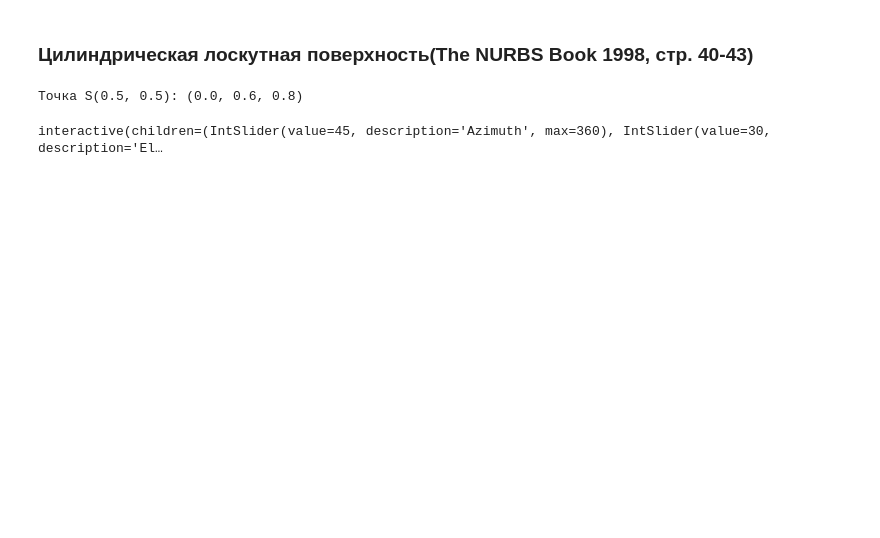
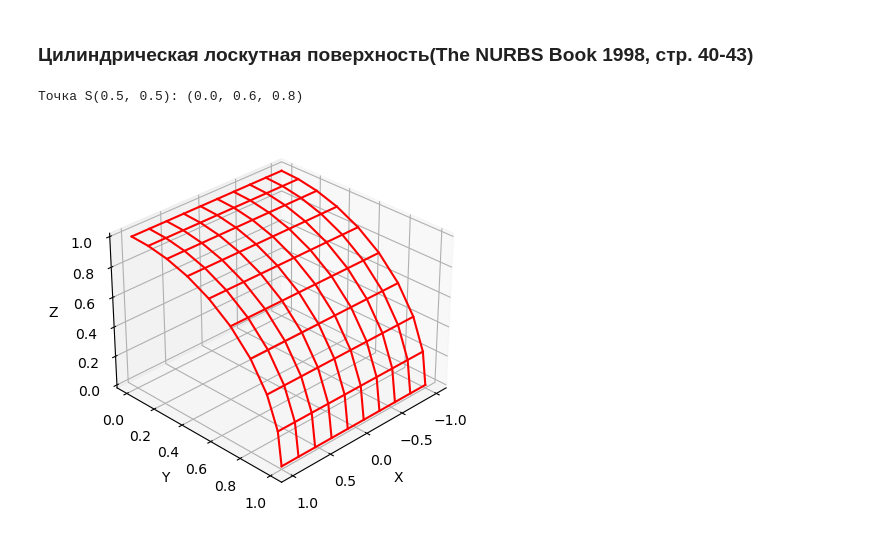
Before and after one commit to omabakumova/CoolComputerGeometry, a Jupyter notebook: Surfaces/Bezier/Цилиндрическая лоскутная поверхность.ipynb, the cells around one changed output. Saved outputs shown, nothing was run; the diff lists cells and outputs as text; code cells hidden in the pictures; blank space fills up the shorter version.

Commit message:
New Surface

```diff
--- a/Surfaces/Bezier/Цилиндрическая лоскутная поверхность.ipynb
+++ b/Surfaces/Bezier/Цилиндрическая лоскутная поверхность.ipynb
@@ -175,38 +175,35 @@ def plot_surface_with_sliders(surface_points, azim=45, elev=30):
     for j in range(len(surface_points[0])):
         x = [surface_points[i][j][0] for i in range(len(surface_points))]
         y = [surface_points[i][j][1] for i in range(len(surface_points))]
         z = [surface_points[i][j][2] for i in range(len(surface_points))]
         ax.plot(x, y, z, color='red')
 
     ax.set_xlabel('X')
     ax.set_ylabel('Y')
     ax.set_zlabel('Z')
     ax.view_init(azim=azim, elev=elev)
 
     plt.show()
 
 
 
 P = [
     [(1, 1, 0, 1), (1, 1, 1, 1), (2, 0, 2, 2)],
     [(-1, 1, 0, 1), (-1, 1, 1, 1), (-2, 0, 2, 2)]
 ]
 
 n = 2
 m = 1
 
 u_steps = 10
 v_steps = 10
 
 surface_points = compute_surface_points(P, n, m, u_steps, v_steps)
 
-def update_plot(azim, elev):
-    plot_surface_with_sliders(surface_points, azim, elev)
+# Указываем фиксированные значения для азимута и угла подъема
+azim = 45
+elev = 30
 
-from ipywidgets import interact, widgets
-
-interact(update_plot,
-         azim=widgets.IntSlider(min=0, max=360, step=1, value=45, description='Azimuth'),
-         elev=widgets.IntSlider(min=-90, max=90, step=1, value=30, description='Elevation'));
+plot_surface_with_sliders(surface_points, azim, elev)
 # %% [output]
-interactive(children=(IntSlider(value=45, description='Azimuth', max=360), IntSlider(value=30, description='El…
+[figure, added]
```
